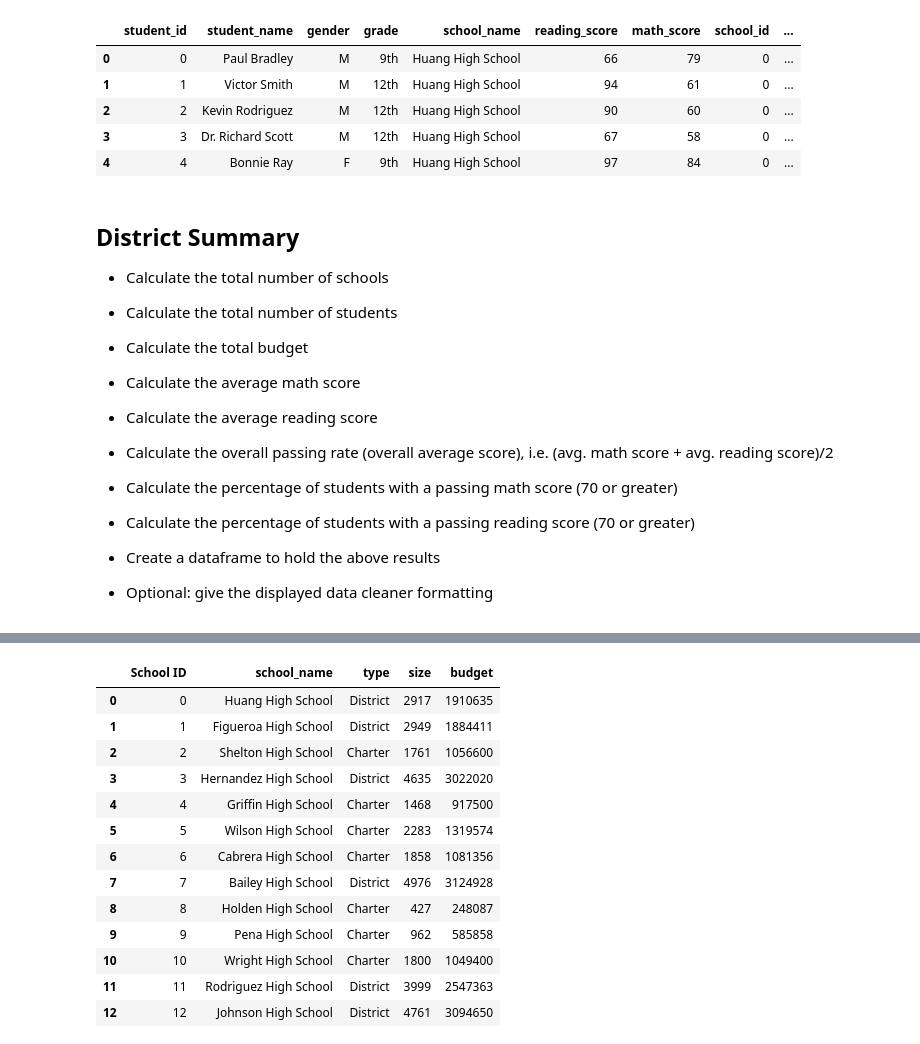
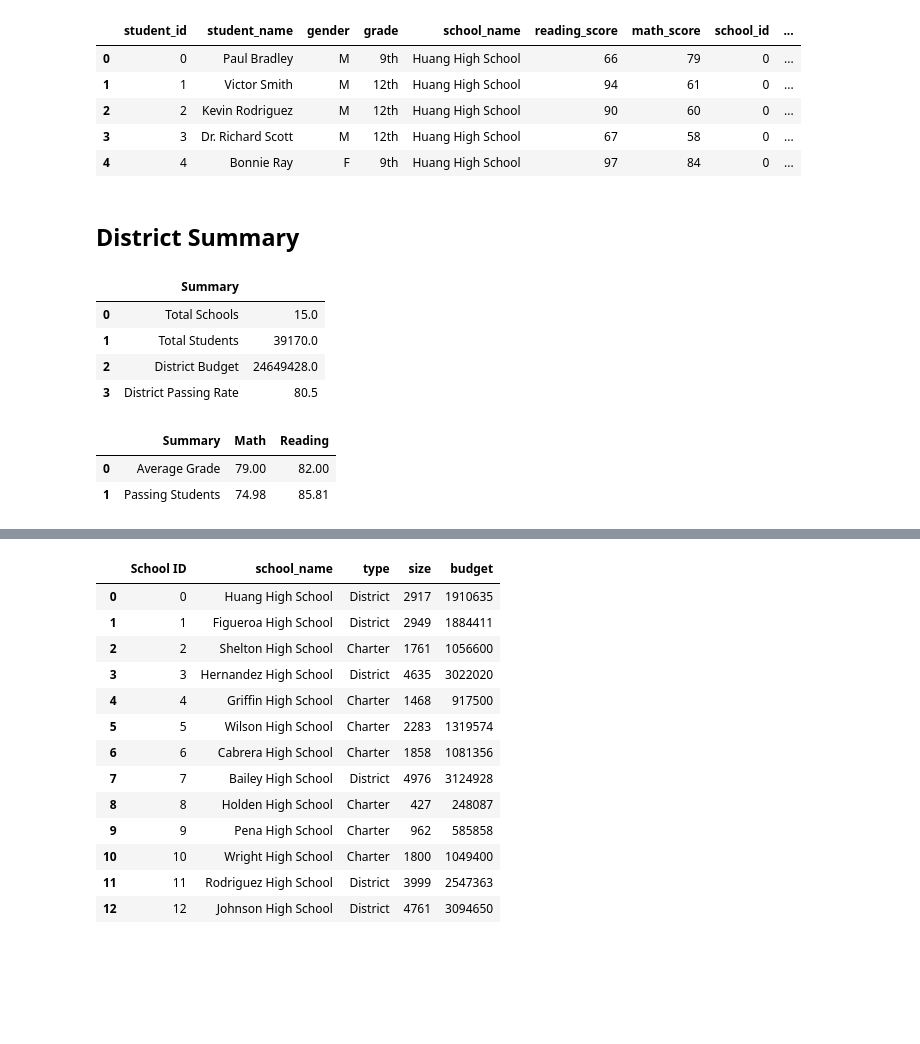
Before and after one commit to daniela-matos/school_performance_trends, a Jupyter notebook: PyCitySchools_starter.ipynb, the cells around one changed output, grey strips where cells are left out. Saved outputs shown, nothing was run; the diff lists cells and outputs as text; code cells hidden in the pictures; blank space fills up the shorter version.

Commit message:
District Summary table added. NEED style.

```diff
--- a/PyCitySchools_starter.ipynb
+++ b/PyCitySchools_starter.ipynb
@@ -24,25 +24,3 @@ data_complete = pd.merge(students_data, schools_data,
 | 2 | 2 | Kevin Rodriguez | M | 12th | Huang High School | 90 | 60 | 0 | ... |
 | 3 | 3 | Dr. Richard Scott | M | 12th | Huang High School | 67 | 58 | 0 | ... |
 | 4 | 4 | Bonnie Ray | F | 9th | Huang High School | 97 | 84 | 0 | ... |
-# %% [markdown]
-## District Summary
-
-* Calculate the total number of schools
-
-* Calculate the total number of students
-
-* Calculate the total budget
-
-* Calculate the average math score
-
-* Calculate the average reading score
-
-* Calculate the overall passing rate (overall average score), i.e. (avg. math score + avg. reading score)/2
-
-* Calculate the percentage of students with a passing math score (70 or greater)
-
-* Calculate the percentage of students with a passing reading score (70 or greater)
-
-* Create a dataframe to hold the above results
-
-* Optional: give the displayed data cleaner formatting
@@ -56,0 +27,36 @@ data_complete = pd.merge(students_data, schools_data,
+# %%
+total_schools = len(data_complete["school_name"].unique())
+total_students = len(data_complete["student_id"].unique())
+district_budget = data_complete.drop_duplicates('school_name')['budget'].sum()
+math_average = round(data_complete["math_score"].mean())
+reading_average = round(data_complete["reading_score"].mean())
+students_passing_math = data_complete[data_complete["math_score"] >= 70].count()["student_id"]
+students_passing_reading = data_complete[data_complete["reading_score"] >= 70].count()["student_id"]
+percentage_students_passed_math = round((students_passing_math/total_students)*100,2)
+percentage_students_passed_reading = round((students_passing_reading/total_students)*100,2)
+overall_passing_rate = round(percentage_students_passed_math + percentage_students_passed_reading)/2
+
+d = {"Summary":["Total Schools", "Total Students", "District Budget", "District Passing Rate"],
+    " ":[total_schools, total_students, district_budget, overall_passing_rate]}
+
+d2 = {"Summary": ["Average Grade", "Passing Students"],
+      "Math": [math_average, percentage_students_passed_math],
+      "Reading": [reading_average, percentage_students_passed_reading]}
+district_summary = pd.DataFrame(d)
+education_summary = pd.DataFrame(d2)
+# %% [markdown]
+## District Summary
+# %%
+district_summary
+# %% [output]
+|  | Summary |  |
+| 0 | Total Schools | 15.0 |
+| 1 | Total Students | 39170.0 |
+| 2 | District Budget | 24649428.0 |
+| 3 | District Passing Rate | 80.5 |
+# %%
+education_summary
+# %% [output]
+|  | Summary | Math | Reading |
+| 0 | Average Grade | 79.00 | 82.00 |
+| 1 | Passing Students | 74.98 | 85.81 |
```
Also changed, not shown: parts of 10 cells of this notebook.
